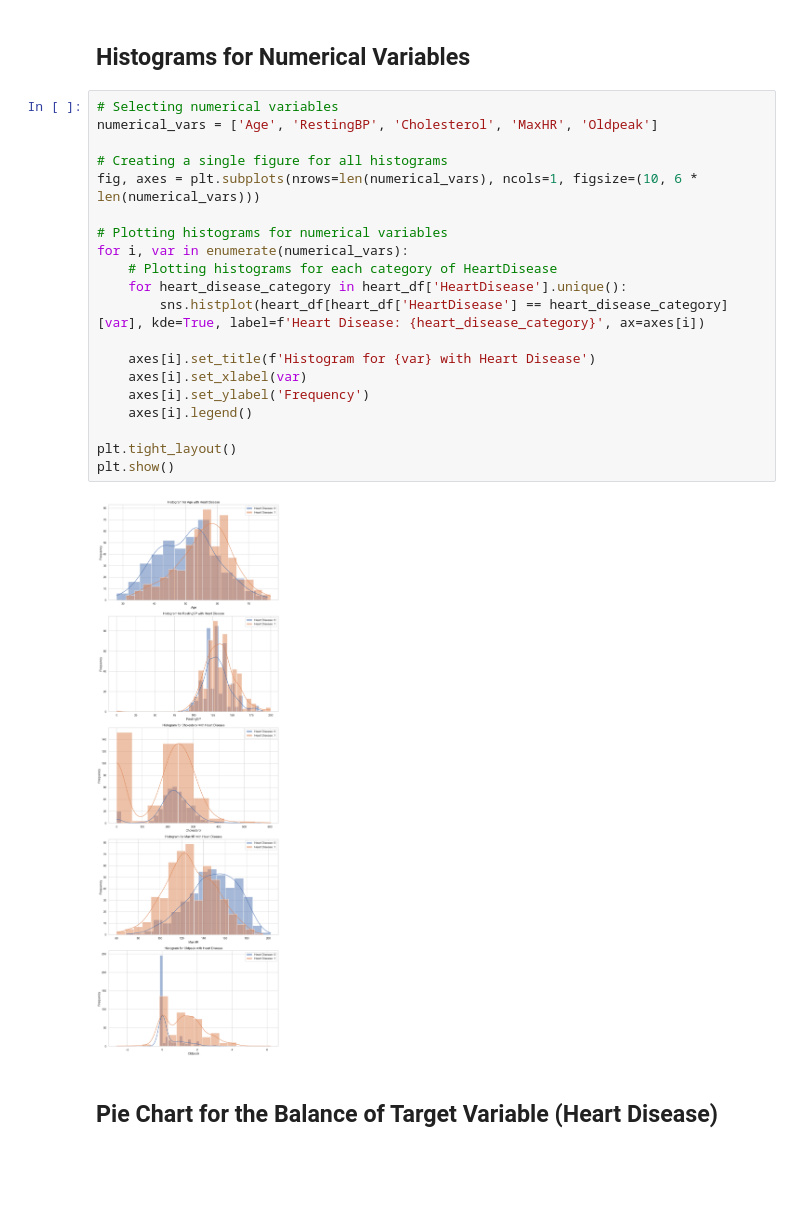
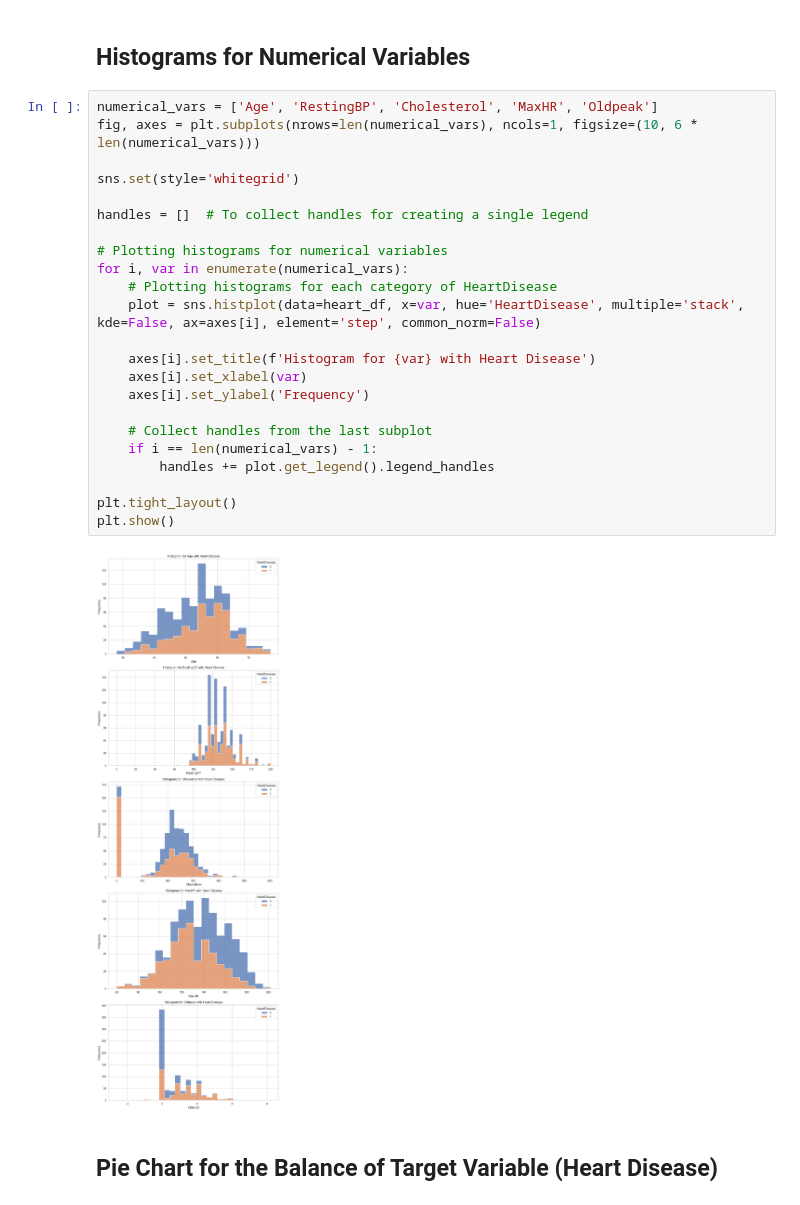
Before and after one commit to gbhardwaj00/heart-disease-ml, a Jupyter notebook: heart-failure-prediction.ipynb, the cells around one changed output. Drawn from its saved outputs; the diff is of its cells as text; blank space fills up the shorter version.

Commit message:
Enhance Visualization Of Numerical Features

```diff
--- a/heart-failure-prediction.ipynb
+++ b/heart-failure-prediction.ipynb
@@ -185,27 +185,30 @@ plt.show()
 # %% [markdown]
 ## Histograms for Numerical Variables
 # %%
-# Selecting numerical variables
 numerical_vars = ['Age', 'RestingBP', 'Cholesterol', 'MaxHR', 'Oldpeak']
+fig, axes = plt.subplots(nrows=len(numerical_vars), ncols=1, figsize=(10, 6 * len(numerical_vars)))
 
-# Creating a single figure for all histograms
-fig, axes = plt.subplots(nrows=len(numerical_vars), ncols=1, figsize=(10, 6 * len(numerical_vars)))
+sns.set(style='whitegrid')
+
+handles = []  # To collect handles for creating a single legend
 
 # Plotting histograms for numerical variables
 for i, var in enumerate(numerical_vars):
     # Plotting histograms for each category of HeartDisease
-    for heart_disease_category in heart_df['HeartDisease'].unique():
-        sns.histplot(heart_df[heart_df['HeartDisease'] == heart_disease_category][var], kde=True, label=f'Heart Disease: {heart_disease_category}', ax=axes[i])
+    plot = sns.histplot(data=heart_df, x=var, hue='HeartDisease', multiple='stack', kde=False, ax=axes[i], element='step', common_norm=False)
 
     axes[i].set_title(f'Histogram for {var} with Heart Disease')
     axes[i].set_xlabel(var)
     axes[i].set_ylabel('Frequency')
-    axes[i].legend()
+
+    # Collect handles from the last subplot
+    if i == len(numerical_vars) - 1:
+        handles += plot.get_legend().legend_handles
 
 plt.tight_layout()
 plt.show()
 # %% [output]
-[figure, old version]
+[figure, new version]
 # %% [markdown]
 ## Pie Chart for the Balance of Target Variable (Heart Disease)
 # %%
```
Also changed, not shown: parts of 7 cells of this notebook.
